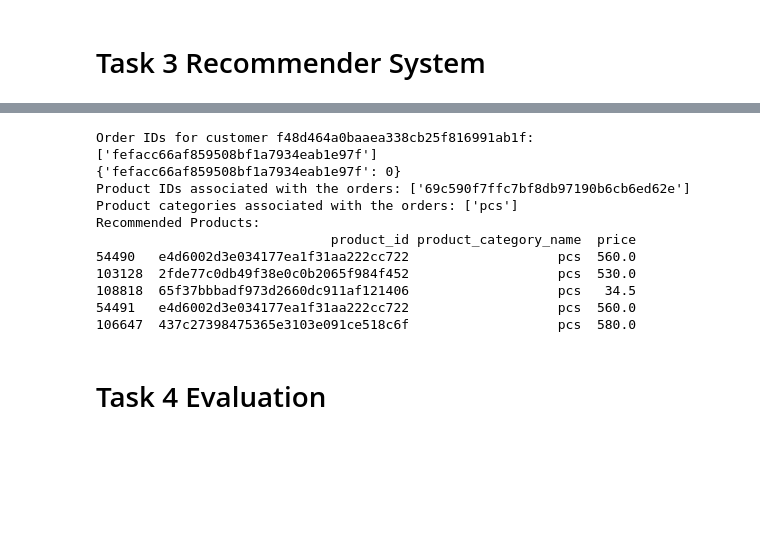
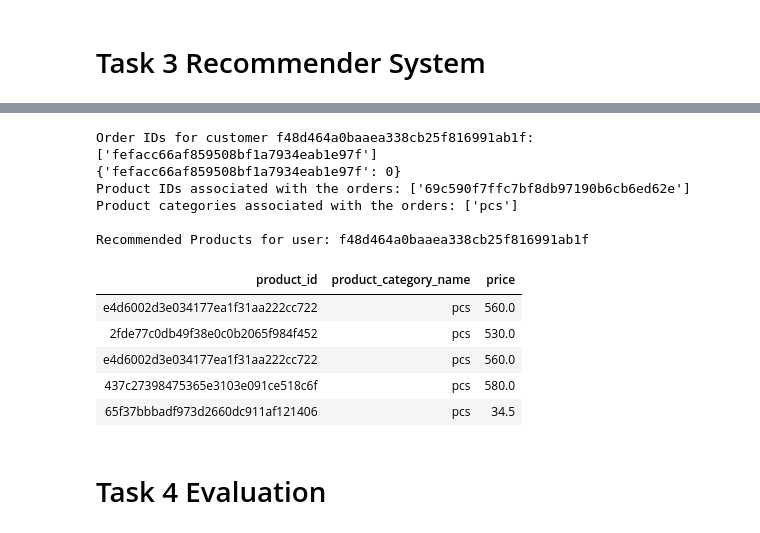
Before and after one commit to MDA1422/BIDM_Tasks, a Jupyter notebook: BIDM_Assignment.ipynb, the cells around one changed output, grey strips where cells are left out. Cells and saved outputs as stored; diff of their text form; code cells hidden in the pictures; blank space fills up the shorter version.

```diff
--- a/BIDM_Assignment.ipynb
+++ b/BIDM_Assignment.ipynb
@@ -1097,4 +1095,6 @@ Our content-based recommender system ensures that customers receive highly relev
 # %%
+from IPython.display import display, HTML
+
 #3.1 Get the purchase history first
 #Enter the customer who you want to see their recommendations for
 example_customer=("f48d464a0baaea338cb25f816991ab1f")
@@ -1172,43 +1172,48 @@ product_categories_for_orders = df4[df4['product_id'].isin(product_ids_for_order
 print("Product categories associated with the orders:", product_categories_for_orders)
 
 #3.3 Factor in Product Details
 #Things like product dimension or price should be used to decide what to recommend to the user
 
 # Merge product data with order items to include price
 df4_with_price = df4.merge(df3[['product_id', 'price']], on='product_id', how='left')
 
 # Recommend new products (same category, not previously bought)
 recommended_products = df4_with_price[
     (df4_with_price['product_category_name'].isin(product_categories_for_orders)) |
     (df4_with_price['product_id'].isin(product_ids_for_orders))
 ]
 
 # Sort recommendations by price similarity or highest reviews (if available)
 recommended_products = recommended_products.sort_values(by='price', ascending=True).head(5)
 
 
 # Ensure we don't sample more than available products
-num_recommendations = min(5, len(recommended_products))
 
 if num_recommendations > 0:
     top_recommendations = recommended_products.sample(num_recommendations)
-    print("Recommended Products:")
-    print(top_recommendations[['product_id', 'product_category_name', 'price']])
+    print(f"\nRecommended Products for user: {example_customer}\n")
+
+    # Convert DataFrame to HTML table
+    table_html = top_recommendations[['product_id', 'product_category_name', 'price']].to_html(index=False)
+
+    # Display the HTML table
+    display(HTML(table_html))
 else:
     print("No new products found to recommend in the same category.")
 # %% [output]
 Order IDs for customer f48d464a0baaea338cb25f816991ab1f:
 ['fefacc66af859508bf1a7934eab1e97f']
 {'fefacc66af859508bf1a7934eab1e97f': 0}
 Product IDs associated with the orders: ['69c590f7ffc7bf8db97190b6cb6ed62e']
 Product categories associated with the orders: ['pcs']
-Recommended Products:
-                              product_id product_category_name  price
-54490   e4d6002d3e034177ea1f31aa222cc722                   pcs  560.0
-103128  2fde77c0db49f38e0c0b2065f984f452                   pcs  530.0
-108818  65f37bbbadf973d2660dc911af121406                   pcs   34.5
-54491   e4d6002d3e034177ea1f31aa222cc722                   pcs  560.0
-106647  437c27398475365e3103e091ce518c6f                   pcs  580.0
+
+Recommended Products for user: f48d464a0baaea338cb25f816991ab1f
+| product_id | product_category_name | price |
+| e4d6002d3e034177ea1f31aa222cc722 | pcs | 560.0 |
+| 2fde77c0db49f38e0c0b2065f984f452 | pcs | 530.0 |
+| e4d6002d3e034177ea1f31aa222cc722 | pcs | 560.0 |
+| 437c27398475365e3103e091ce518c6f | pcs | 580.0 |
+| 65f37bbbadf973d2660dc911af121406 | pcs | 34.5 |
 # %% [markdown]
 # Task 4 Evaluation
 # %%
```
Also changed, not shown: parts of 9 cells of this notebook.
